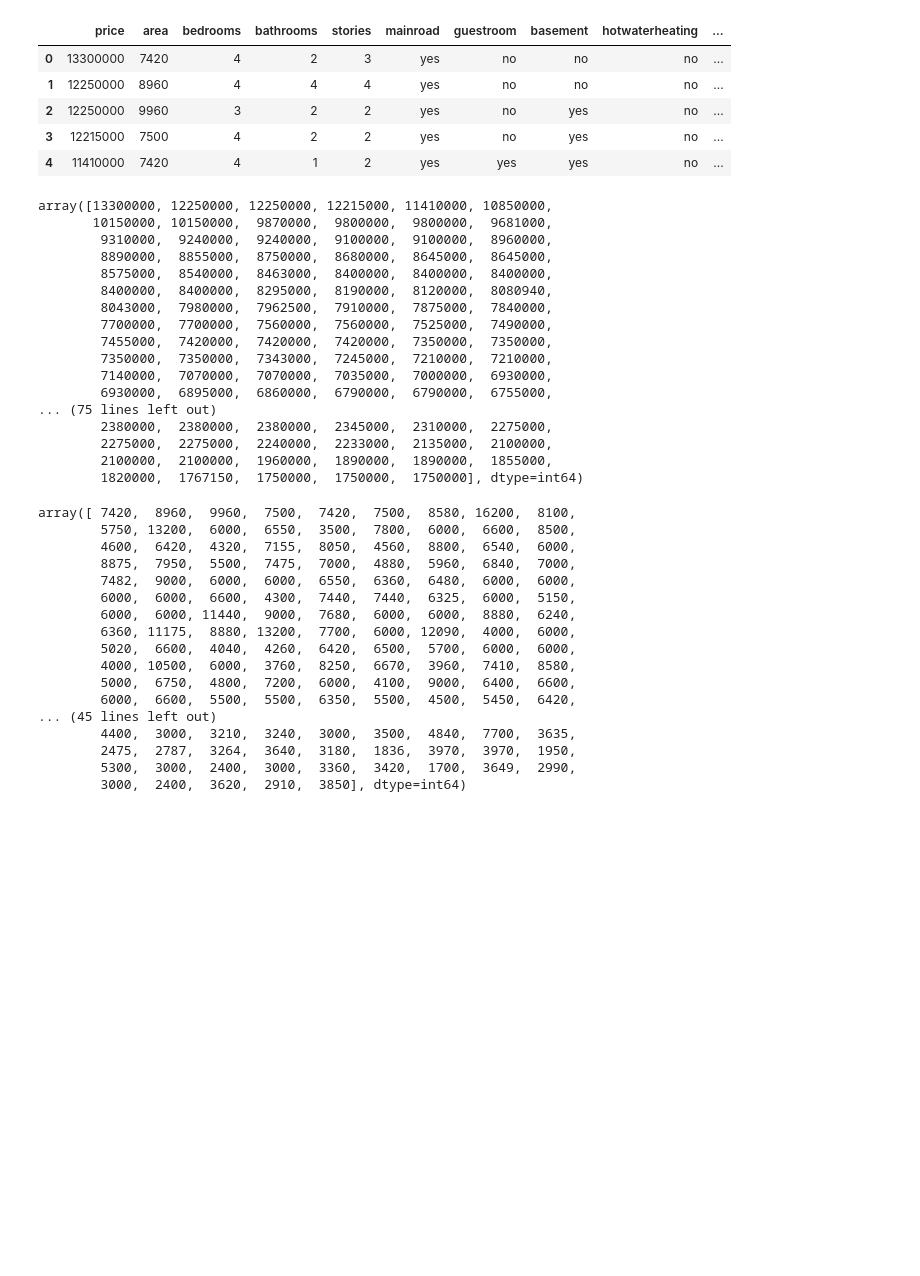
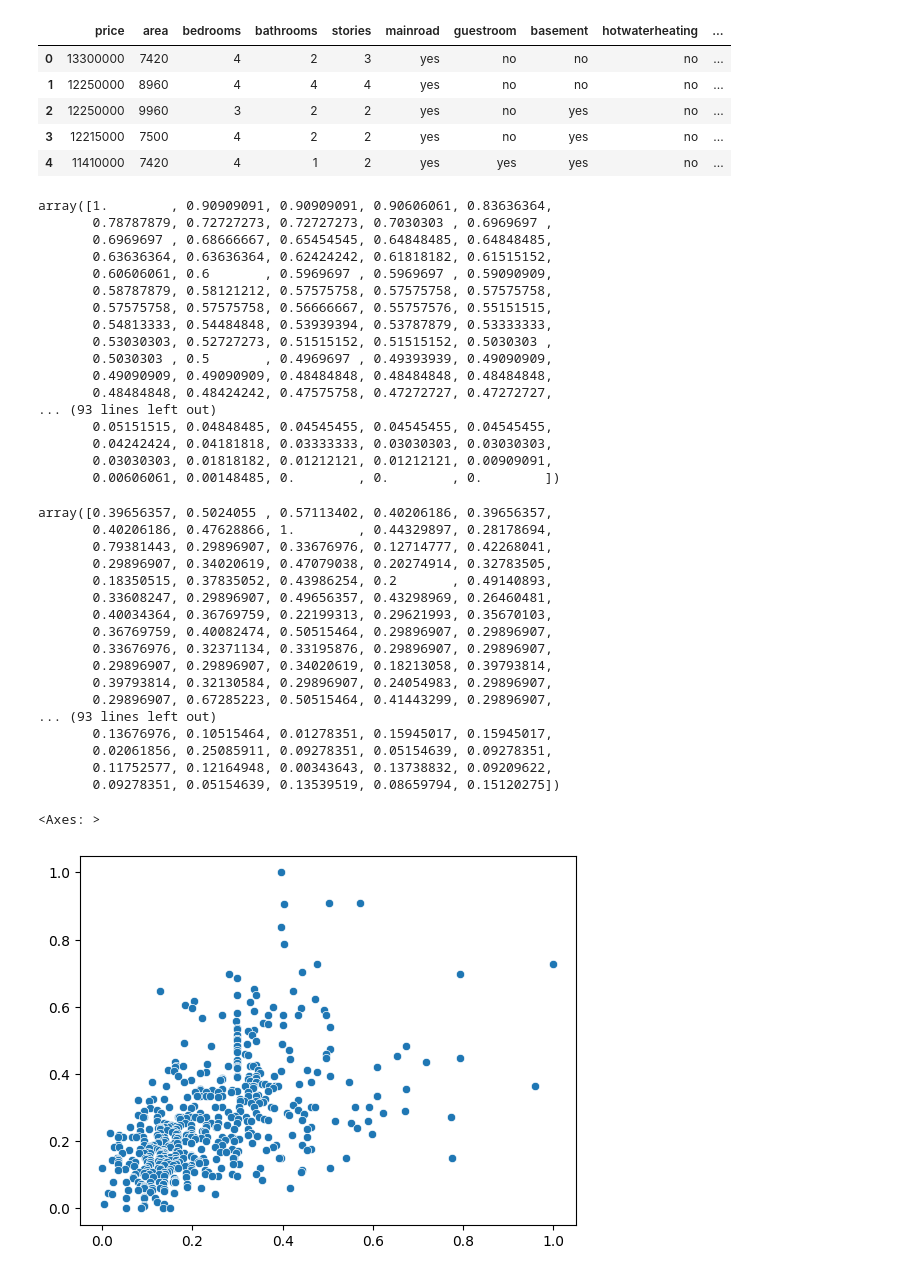
Before and after one commit to Md-Shaon-Khan/Phitron-AL-ML-Learning, a Jupyter notebook: Main Courses/Machine Learning/Week 03, Module 10 -- Simple Linear Regression Implementation and Gradient Descent/Practice/Problem 01/housing_price.ipynb, the cells around one changed output. Saved outputs shown, nothing was run; the diff lists cells and outputs as text; code cells hidden in the pictures; blank space fills up the shorter version.

```diff
--- a/Main Courses/Machine Learning/Week 03, Module 10 -- Simple Linear Regression Implementation and Gradient Descent/Practice/Problem 01/housing_price.ipynb
+++ b/Main Courses/Machine Learning/Week 03, Module 10 -- Simple Linear Regression Implementation and Gradient Descent/Practice/Problem 01/housing_price.ipynb
@@ -17,40 +17,48 @@ df.head()
 price_col = np.array(df['price'])
 area_col = np.array(df['area'])
 
+area_col = (area_col - area_col.min()) / (area_col.max() - area_col.min())
+price_col = (price_col - price_col.min()) / (price_col.max() - price_col.min())
+
 display(price_col)
 display(area_col)
 # %% [output]
-array([13300000, 12250000, 12250000, 12215000, 11410000, 10850000,
-       10150000, 10150000,  9870000,  9800000,  9800000,  9681000,
-        9310000,  9240000,  9240000,  9100000,  9100000,  8960000,
-        8890000,  8855000,  8750000,  8680000,  8645000,  8645000,
-        8575000,  8540000,  8463000,  8400000,  8400000,  8400000,
-        8400000,  8400000,  8295000,  8190000,  8120000,  8080940,
-        8043000,  7980000,  7962500,  7910000,  7875000,  7840000,
-        7700000,  7700000,  7560000,  7560000,  7525000,  7490000,
-        7455000,  7420000,  7420000,  7420000,  7350000,  7350000,
-        7350000,  7350000,  7343000,  7245000,  7210000,  7210000,
-        7140000,  7070000,  7070000,  7035000,  7000000,  6930000,
-        6930000,  6895000,  6860000,  6790000,  6790000,  6755000,
-... (75 lines left out)
-        2380000,  2380000,  2380000,  2345000,  2310000,  2275000,
-        2275000,  2275000,  2240000,  2233000,  2135000,  2100000,
-        2100000,  2100000,  1960000,  1890000,  1890000,  1855000,
-        1820000,  1767150,  1750000,  1750000,  1750000], dtype=int64)
+array([1.        , 0.90909091, 0.90909091, 0.90606061, 0.83636364,
+       0.78787879, 0.72727273, 0.72727273, 0.7030303 , 0.6969697 ,
+       0.6969697 , 0.68666667, 0.65454545, 0.64848485, 0.64848485,
+       0.63636364, 0.63636364, 0.62424242, 0.61818182, 0.61515152,
+       0.60606061, 0.6       , 0.5969697 , 0.5969697 , 0.59090909,
+       0.58787879, 0.58121212, 0.57575758, 0.57575758, 0.57575758,
+       0.57575758, 0.57575758, 0.56666667, 0.55757576, 0.55151515,
+       0.54813333, 0.54484848, 0.53939394, 0.53787879, 0.53333333,
+       0.53030303, 0.52727273, 0.51515152, 0.51515152, 0.5030303 ,
+       0.5030303 , 0.5       , 0.4969697 , 0.49393939, 0.49090909,
+       0.49090909, 0.49090909, 0.48484848, 0.48484848, 0.48484848,
+       0.48484848, 0.48424242, 0.47575758, 0.47272727, 0.47272727,
+... (93 lines left out)
+       0.05151515, 0.04848485, 0.04545455, 0.04545455, 0.04545455,
+       0.04242424, 0.04181818, 0.03333333, 0.03030303, 0.03030303,
+       0.03030303, 0.01818182, 0.01212121, 0.01212121, 0.00909091,
+       0.00606061, 0.00148485, 0.        , 0.        , 0.        ])
-array([ 7420,  8960,  9960,  7500,  7420,  7500,  8580, 16200,  8100,
-        5750, 13200,  6000,  6550,  3500,  7800,  6000,  6600,  8500,
-        4600,  6420,  4320,  7155,  8050,  4560,  8800,  6540,  6000,
-        8875,  7950,  5500,  7475,  7000,  4880,  5960,  6840,  7000,
-        7482,  9000,  6000,  6000,  6550,  6360,  6480,  6000,  6000,
-        6000,  6000,  6600,  4300,  7440,  7440,  6325,  6000,  5150,
-        6000,  6000, 11440,  9000,  7680,  6000,  6000,  8880,  6240,
-        6360, 11175,  8880, 13200,  7700,  6000, 12090,  4000,  6000,
-        5020,  6600,  4040,  4260,  6420,  6500,  5700,  6000,  6000,
-        4000, 10500,  6000,  3760,  8250,  6670,  3960,  7410,  8580,
-        5000,  6750,  4800,  7200,  6000,  4100,  9000,  6400,  6600,
-        6000,  6600,  5500,  5500,  6350,  5500,  4500,  5450,  6420,
-... (45 lines left out)
-        4400,  3000,  3210,  3240,  3000,  3500,  4840,  7700,  3635,
-        2475,  2787,  3264,  3640,  3180,  1836,  3970,  3970,  1950,
-        5300,  3000,  2400,  3000,  3360,  3420,  1700,  3649,  2990,
-        3000,  2400,  3620,  2910,  3850], dtype=int64)
+array([0.39656357, 0.5024055 , 0.57113402, 0.40206186, 0.39656357,
+       0.40206186, 0.47628866, 1.        , 0.44329897, 0.28178694,
+       0.79381443, 0.29896907, 0.33676976, 0.12714777, 0.42268041,
+       0.29896907, 0.34020619, 0.47079038, 0.20274914, 0.32783505,
+       0.18350515, 0.37835052, 0.43986254, 0.2       , 0.49140893,
+       0.33608247, 0.29896907, 0.49656357, 0.43298969, 0.26460481,
+       0.40034364, 0.36769759, 0.22199313, 0.29621993, 0.35670103,
+       0.36769759, 0.40082474, 0.50515464, 0.29896907, 0.29896907,
+       0.33676976, 0.32371134, 0.33195876, 0.29896907, 0.29896907,
+       0.29896907, 0.29896907, 0.34020619, 0.18213058, 0.39793814,
+       0.39793814, 0.32130584, 0.29896907, 0.24054983, 0.29896907,
+       0.29896907, 0.67285223, 0.50515464, 0.41443299, 0.29896907,
+... (93 lines left out)
+       0.13676976, 0.10515464, 0.01278351, 0.15945017, 0.15945017,
+       0.02061856, 0.25085911, 0.09278351, 0.05154639, 0.09278351,
+       0.11752577, 0.12164948, 0.00343643, 0.13738832, 0.09209622,
+       0.09278351, 0.05154639, 0.13539519, 0.08659794, 0.15120275])
+# %%
+sns.scatterplot( x = area_col, y = price_col)
+# %% [output]
+<Axes: >
+[figure, added]
```
Also changed, not shown: parts of 8 cells of this notebook, 1 other file.
